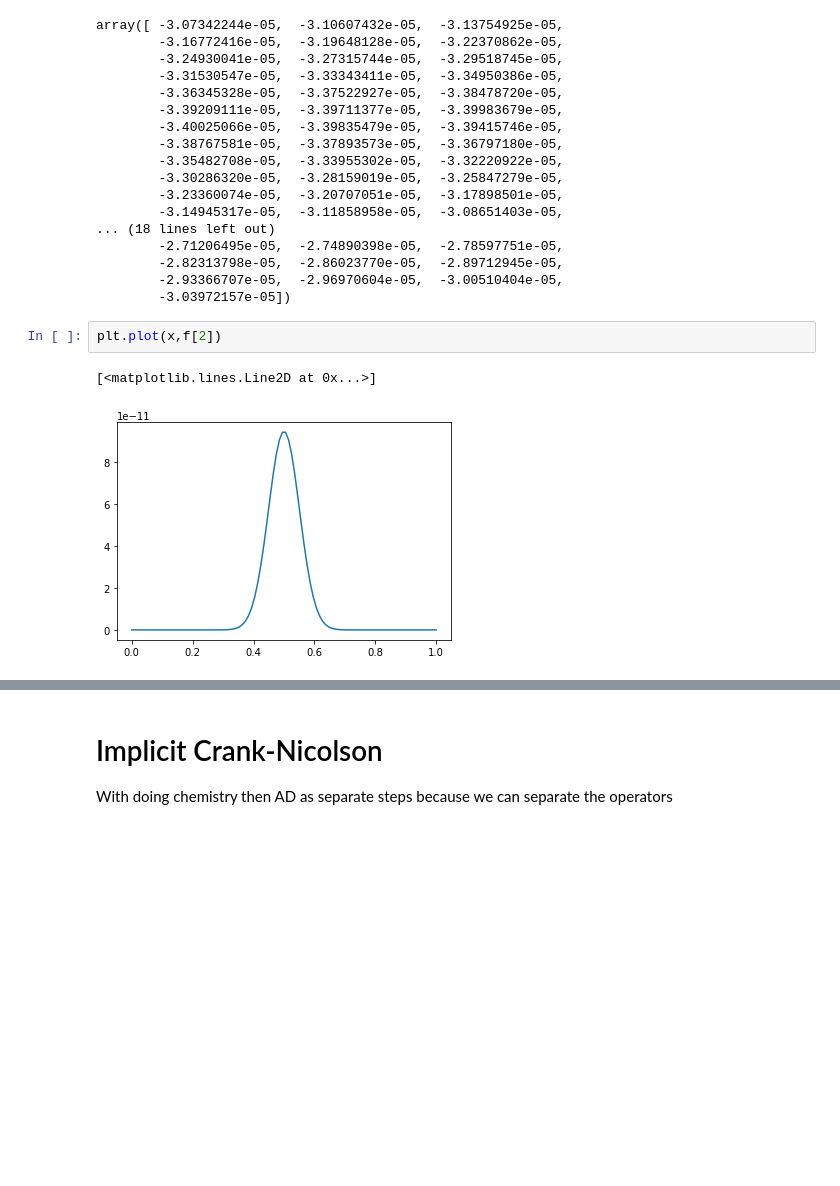
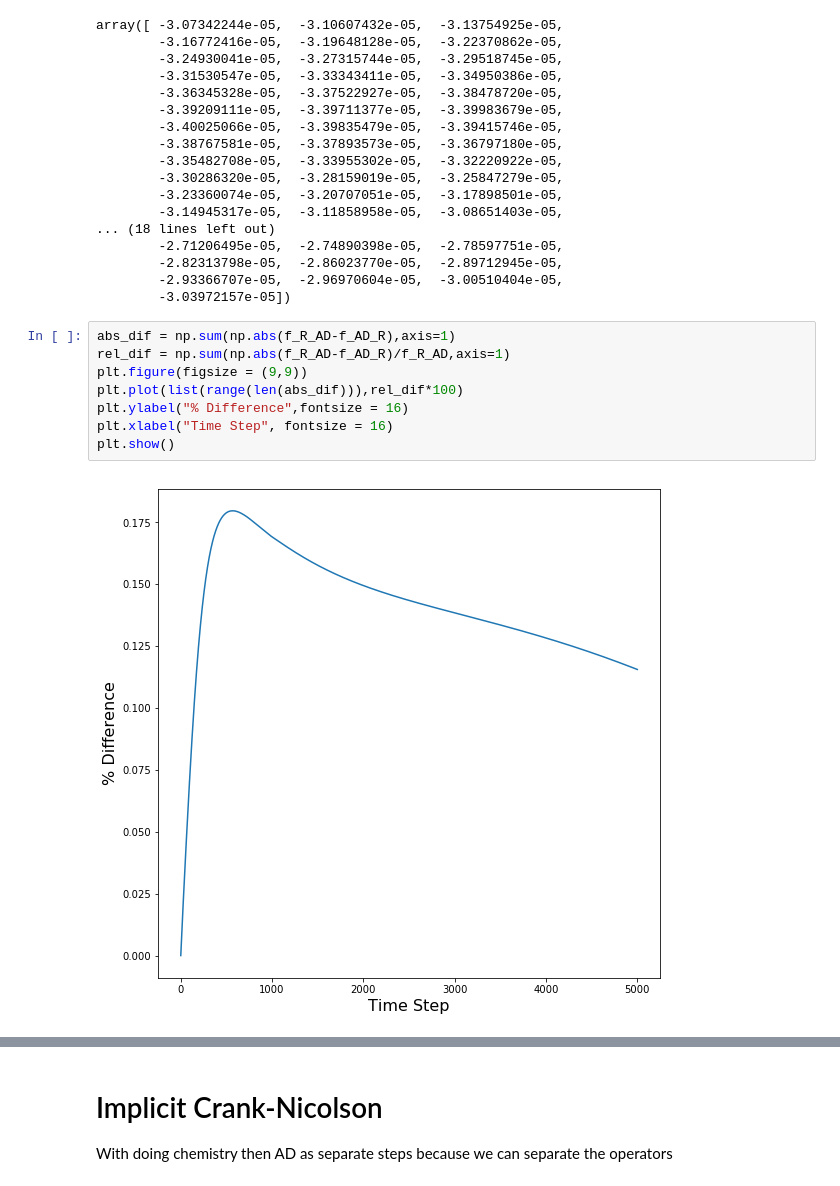
Before and after one commit to ianhi/AC274, a Jupyter notebook: HW/HW_2/HW 2.ipynb, the cells around one changed output, grey strips where cells are left out. Cells and saved outputs as stored; diff of their text form; blank space fills up the shorter version.

```diff
--- a/HW/HW_2/HW 2.ipynb
+++ b/HW/HW_2/HW 2.ipynb
@@ -407,8 +407,13 @@ array([ -3.07342244e-05,  -3.10607432e-05,  -3.13754925e-05,
         -2.82313798e-05,  -2.86023770e-05,  -2.89712945e-05,
         -2.93366707e-05,  -2.96970604e-05,  -3.00510404e-05,
         -3.03972157e-05])
-# %%
-plt.plot(x,f[2])
-# %% [output]
-[<matplotlib.lines.Line2D at 0x...>]
-[figure, removed]
+# %%
+abs_dif = np.sum(np.abs(f_R_AD-f_AD_R),axis=1)
+rel_dif = np.sum(np.abs(f_R_AD-f_AD_R)/f_R_AD,axis=1)
+plt.figure(figsize = (9,9))
+plt.plot(list(range(len(abs_dif))),rel_dif*100)
+plt.ylabel("% Difference",fontsize = 16)
+plt.xlabel("Time Step", fontsize = 16)
+plt.show()
+# %% [output]
+[figure, added]
```
Also changed, not shown: parts of 6 cells of this notebook, 3 other files.
